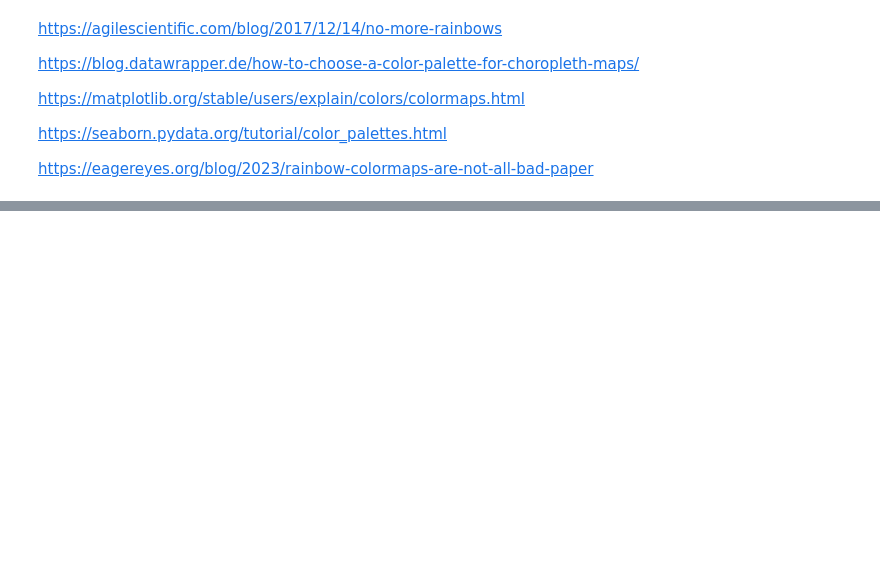
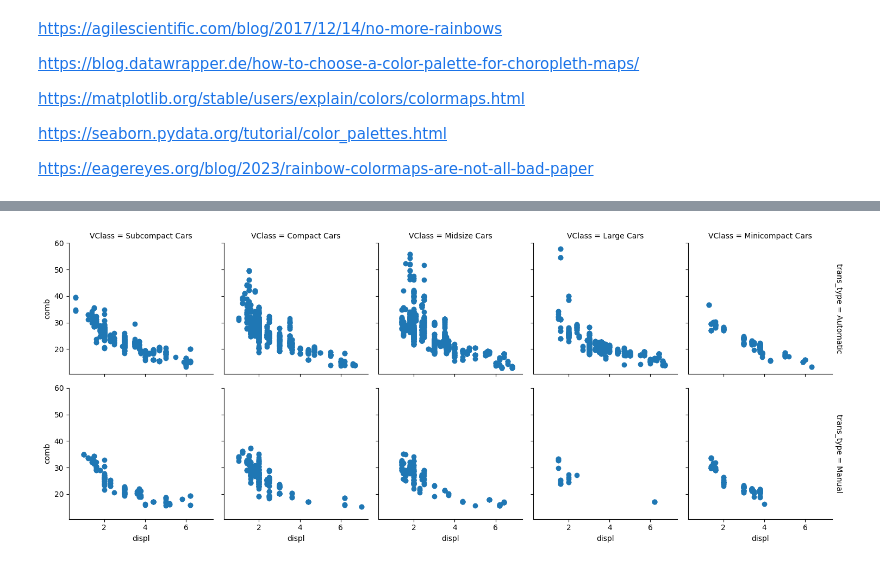
Before and after one commit to sondosaabed/Data-Visualization-with-Matplotlib-and-Seaborn, a Jupyter notebook: L5-Multivariate-Exploration-of-Data/L5-Multivariate-Exploration-of-Data.ipynb, the cells around one changed output, grey strips where cells are left out. Saved outputs shown, nothing was run; the diff lists cells and outputs as text; code cells hidden in the pictures; blank space fills up the shorter version.

```diff
--- a/L5-Multivariate-Exploration-of-Data/L5-Multivariate-Exploration-of-Data.ipynb
+++ b/L5-Multivariate-Exploration-of-Data/L5-Multivariate-Exploration-of-Data.ipynb
@@ -194,0 +202,6 @@ https://eagereyes.org/blog/2023/rainbow-colormaps-are-not-all-bad-paper
+# %%
+# Scatterplot Fuel Efficiency by Vehicle Class and Transmission Type
+g = sns.FacetGrid(data=df, col='VClass', row='trans_type', margin_titles=True)
+g.map(plt.scatter, 'displ','comb');
+# %% [output]
+[figure, added]
```
Also changed, not shown: parts of 6 cells of this notebook.
